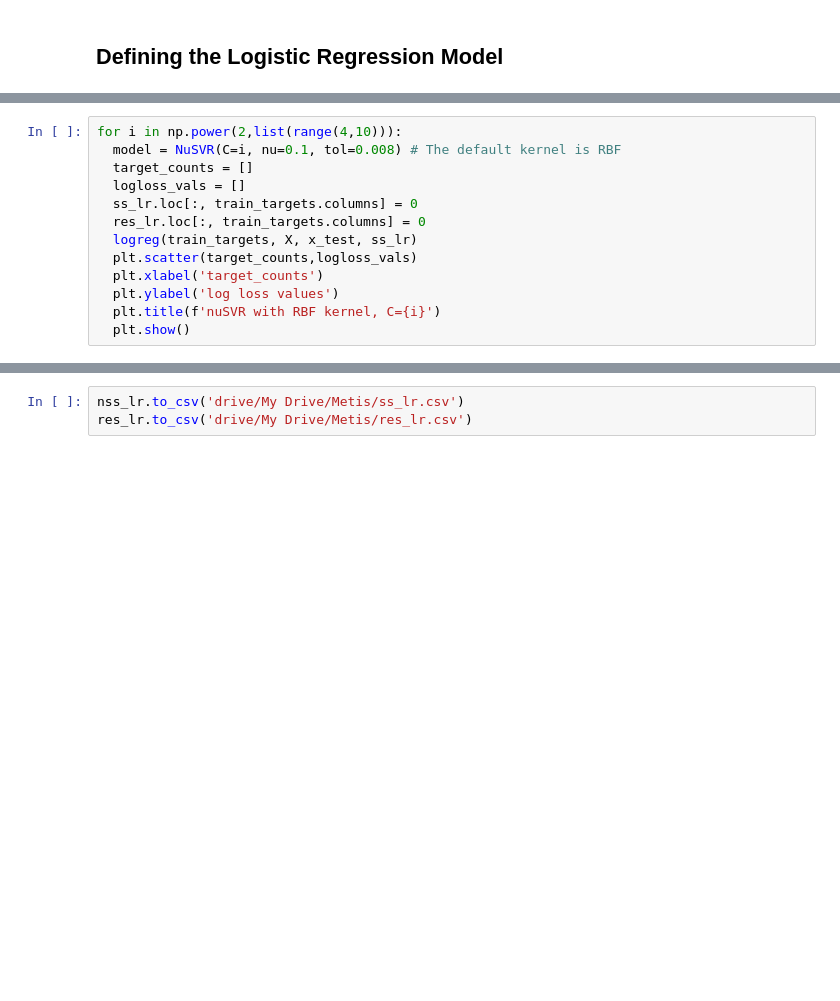
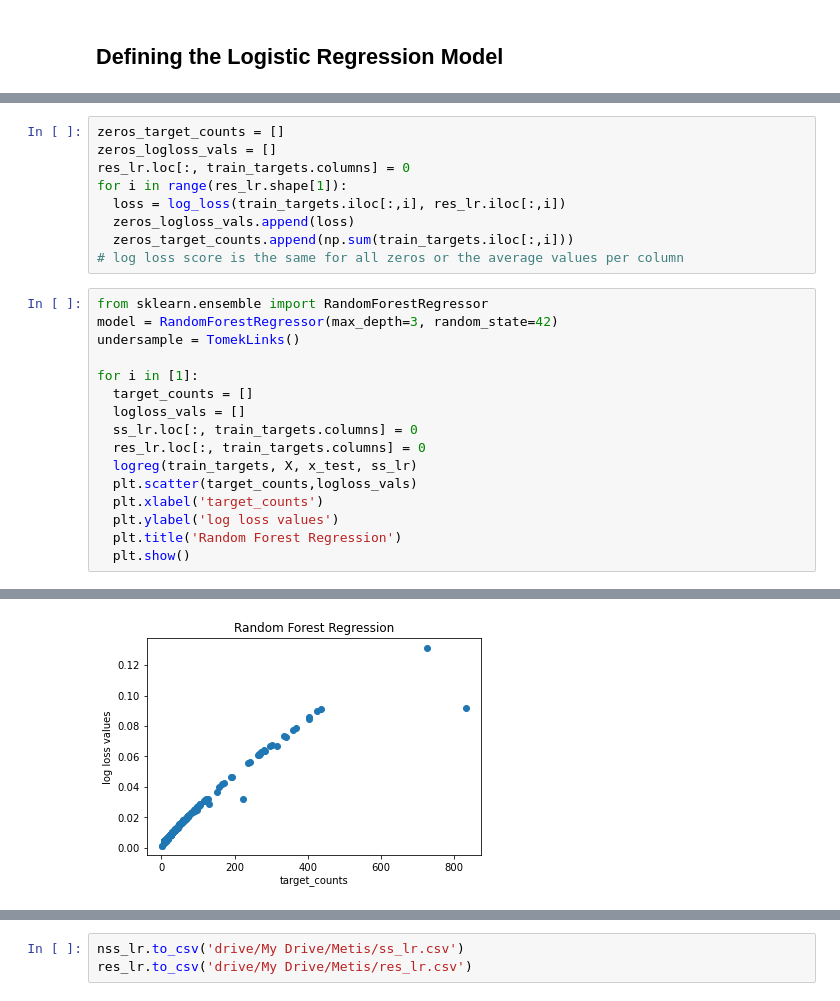
Before and after one commit to rlew631/Drug-Methods-of-Action, a Jupyter notebook: RAPIDS_logistic_rergression_w_undersampling.ipynb, the cells around one changed output, grey strips where cells are left out. Saved outputs shown, nothing was run; the diff lists cells and outputs as text; blank space fills up the shorter version.

Commit message:
now with xgboost and random forest

```diff
--- a/RAPIDS_logistic_rergression_w_undersampling.ipynb
+++ b/RAPIDS_logistic_rergression_w_undersampling.ipynb
@@ -278,6 +219,18 @@ res_lr.loc[:, train_targets.columns] = 0
+# %%
+zeros_target_counts = []
+zeros_logloss_vals = []
+res_lr.loc[:, train_targets.columns] = 0
+for i in range(res_lr.shape[1]):
+  loss = log_loss(train_targets.iloc[:,i], res_lr.iloc[:,i])
+  zeros_logloss_vals.append(loss)
+  zeros_target_counts.append(np.sum(train_targets.iloc[:,i]))
+# log loss score is the same for all zeros or the average values per column
 # %%
-for i in np.power(2,list(range(4,10))):
-  model = NuSVR(C=i, nu=0.1, tol=0.008) # The default kernel is RBF
+from sklearn.ensemble import RandomForestRegressor
+model = RandomForestRegressor(max_depth=3, random_state=42)
+undersample = TomekLinks()
+
+for i in [1]:
   target_counts = []
   logloss_vals = []
   ss_lr.loc[:, train_targets.columns] = 0
@@ -286,5 +239,6 @@ for i in np.power(2,list(range(4,10))):
   plt.scatter(target_counts,logloss_vals)
   plt.xlabel('target_counts')
   plt.ylabel('log loss values')
-  plt.title(f'nuSVR with RBF kernel, C={i}')
+  plt.title('Random Forest Regression')
   plt.show()
+# %% [output]
@@ -290,0 +247 @@ for i in np.power(2,list(range(4,10))):
+[figure, added]
```
Also changed, not shown: parts of 31 cells of this notebook.
